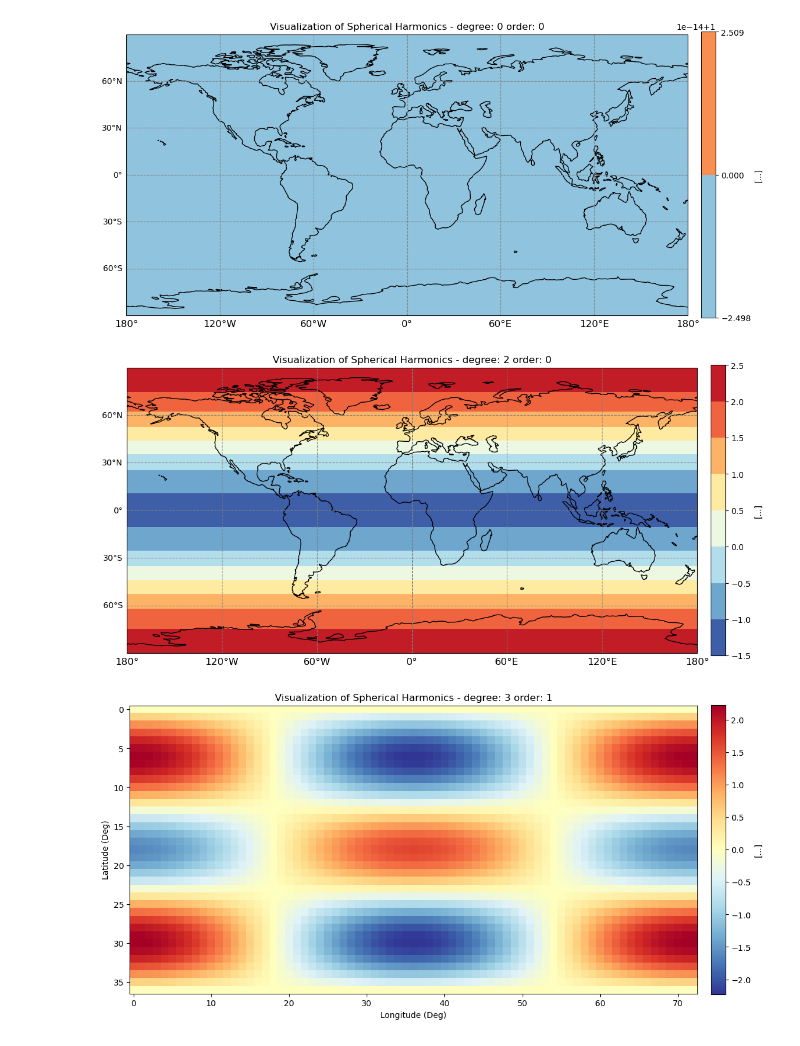
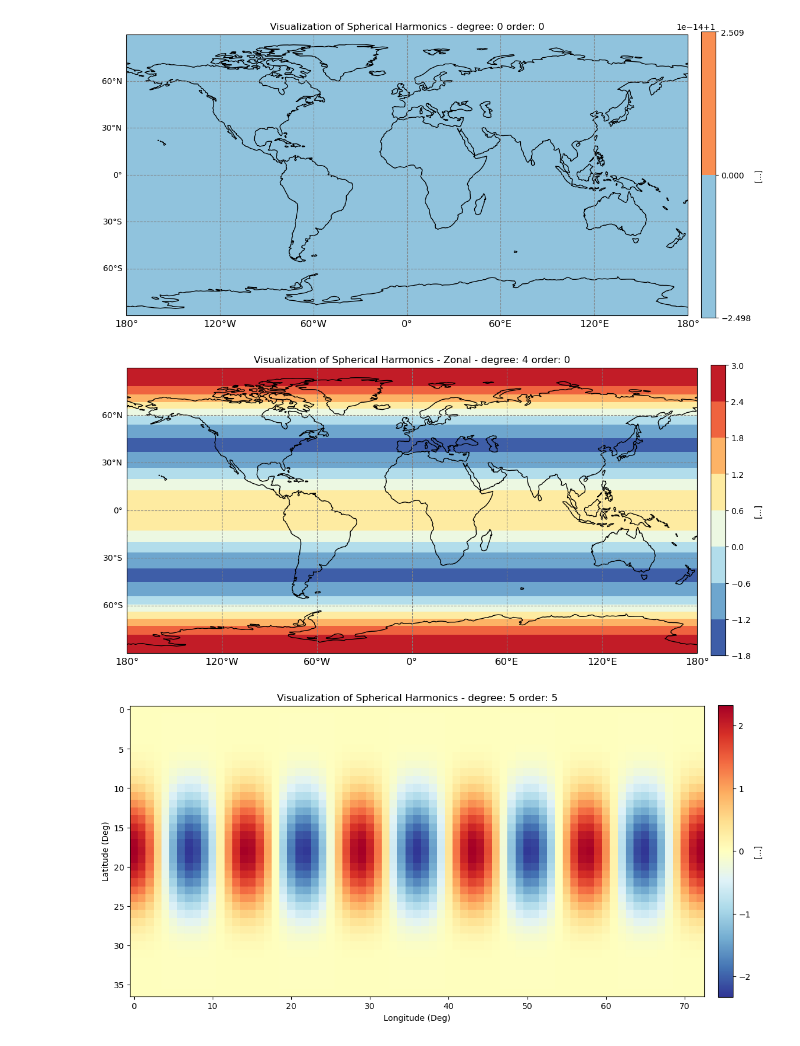
Before and after one commit to GESS-research-group/pyshbundle, a Jupyter notebook: notebooks/test_pyshbundle.ipynb, the cells around one changed output. Saved outputs shown, nothing was run; the diff lists cells and outputs as text; code cells hidden in the pictures.

Commit message:
visualizing surface spherical harmonics on cartesian plane-updated

```diff
--- a/notebooks/test_pyshbundle.ipynb
+++ b/notebooks/test_pyshbundle.ipynb
@@ -1186,7 +1184,7 @@ lamTitle = true;
 l = 0
 m = 0
 
-ylmc, ylms = surface_spherical_hormonics(l=l, m=m)
+ylmc_00, ylms_00 = surface_spherical_hormonics(l=l, m=m)
 
 fig = plt.figure(figsize=(15, 7.5))
 ax = plt.axes(projection = ccrs.PlateCarree())
@@ -1197,9 +1195,10 @@ lats = np.linspace(-90, 90, 37)
 x, y = np.meshgrid(lons, lats)
 
 if m >=0 :
-    plt.contourf(x, y, ylmc[:, 0, :], cmap='RdYlBu_r')
+
+    plt.contourf(x, y, ylmc_00[:, 0, :], cmap='RdYlBu_r')
 else:
-    plt.contourf(x, y, ylms[:, 0, :], cmap='RdYlBu_r')
+    plt.contourf(x, y, ylms_00[:, 0, :], cmap='RdYlBu_r')
 
 
 # setting gridlines
@@ -1222,50 +1221,50 @@ plt.show()
 [figure]
 # %%
 # basic plotting of SH coeff on plane - Zonal
-l = 2
+l = 4
 m = 0
 
-ylmc, ylms = surface_spherical_hormonics(l=l, m=m)
+ylmc_40, ylms_40 = surface_spherical_hormonics(l=l, m=m)
 
 fig = plt.figure(figsize=(15, 7.5))
 ax = plt.axes(projection = ccrs.PlateCarree())
 
 lons = np.linspace(-180, 180, 73)
 lats = np.linspace(-90, 90, 37)
 
 x, y = np.meshgrid(lons, lats)
 
 if m >= 0 :
-    plt.contourf(x, y, ylmc[:, 0, :], cmap='RdYlBu_r')
+    plt.contourf(x, y, ylmc_40[:, 0, :], cmap='RdYlBu_r')
 else:
     plt.contourf(x, y, ylms[:, 0, :], cmap='RdYlBu_r')
 
 
 # setting gridlines
 gl = ax.gridlines(crs = ccrs.PlateCarree(), draw_labels=True, x_inline=False, y_inline=False, color='gray', alpha=0.9, linestyle='--')
 # remove top x label
 gl.top_labels = False
 # change x label styles - font size ad colour
 gl.xlabel_style = {'size':12,}
 # left and right labels
 gl.left_labels = True
 gl.right_labels = False
 # coastlines
 ax.coastlines()
 
 plt.colorbar(orientation='vertical', shrink=0.85, pad=0.02,label=f"[...]")
 
-plt.title(f"Visualization of Spherical Harmonics - degree: {l} order: {m}")
+plt.title(f"Visualization of Spherical Harmonics - Zonal - degree: {l} order: {m}")
 plt.show()
 # %% [output]
-[figure, old version]
+[figure, new version]
 # %%
 # basic plotting of SH coeff on plane - Teseral
 
-l = 3
-m = 1
+l = 5
+m = 5
 
-ylmc, ylms = surface_spherical_hormonics(l=l, m=m)
+ylmc_55, ylms_55 = surface_spherical_hormonics(l=l, m=m)
 
 fig, ax = plt.subplots(figsize=(15, 7.5))
 nlam   = min(400,(abs(m)+1)*100)
@@ -1274,7 +1273,7 @@ ntet   = min(200,(l-abs(m)+2)*50)
 lmbda = np.linspace(-np.pi,np.pi,nlam)
 theta  = np.linspace(0,np.pi,ntet)
 if m >=0 :
-    plt.imshow(ylmc[:, 0, :], cmap='RdYlBu_r')
+    plt.imshow(ylmc_55[:, 0, :], cmap='RdYlBu_r')
 else:
     plt.imshow(ylms[:, 0, :])
 
@@ -1286,6 +1285,6 @@ plt.ylabel("Latitude (Deg)")
 plt.title(f"Visualization of Spherical Harmonics - degree: {l} order: {m}")
 plt.show()
 # %% [output]
-[figure, old version]
+[figure, new version]
 # %%
 # basic plotting of SH coeff on plane - Teseral
```
Also changed, not shown: parts of 7 cells of this notebook.
